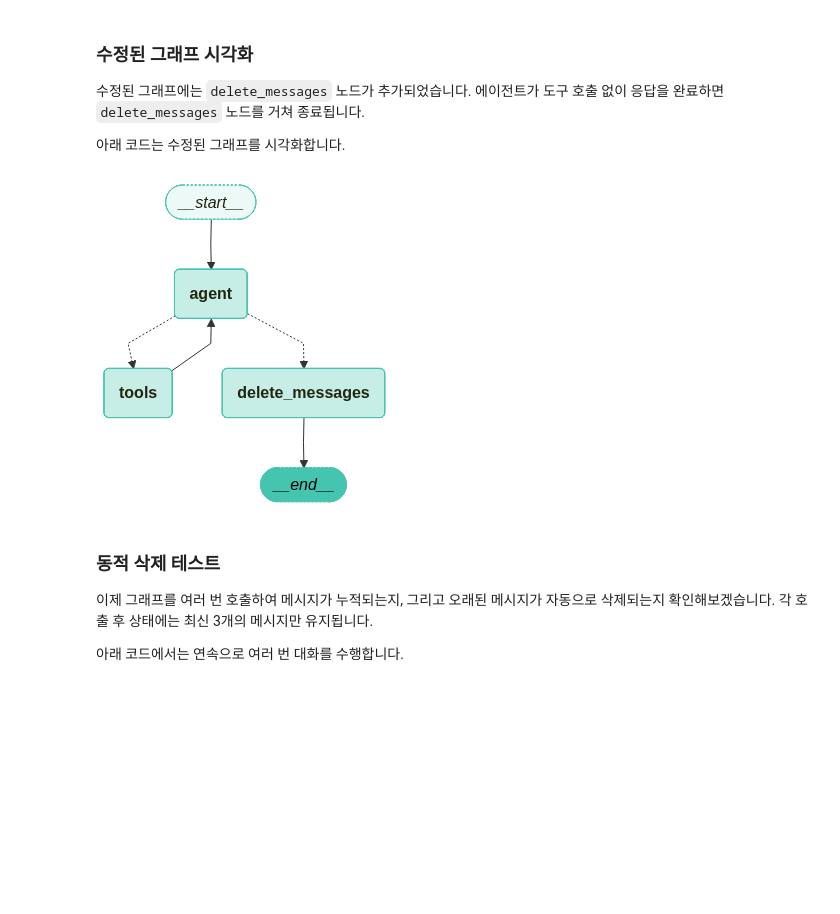
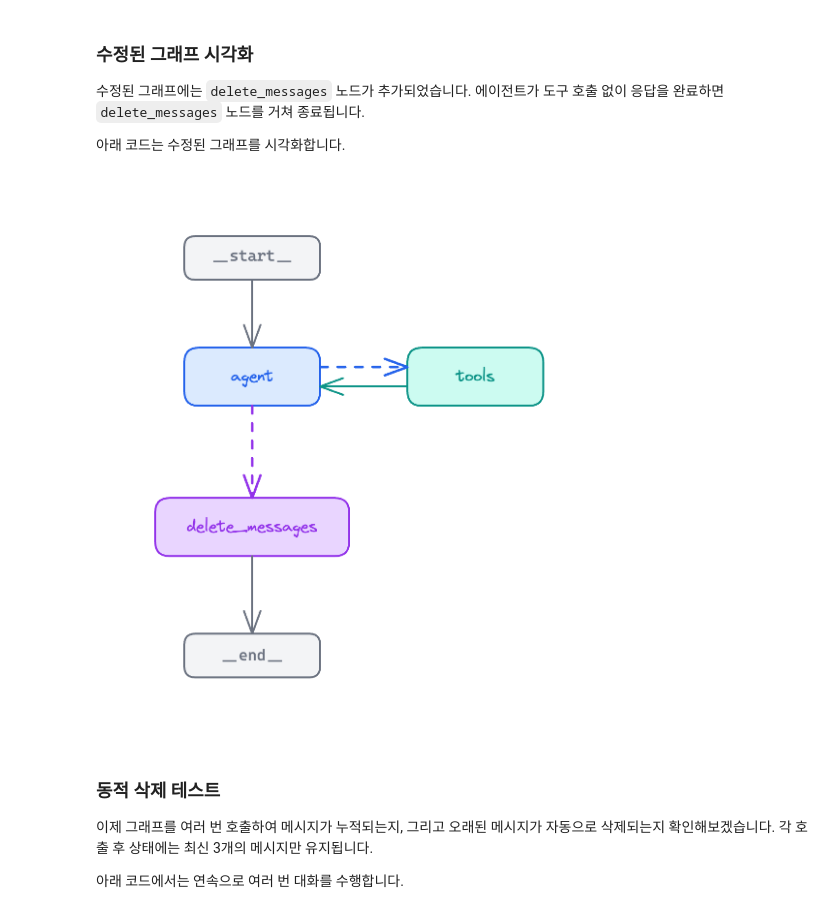
Before and after one commit to taehan79-kim/langgraph-v1-tutorial, a Jupyter notebook: 05-Memory/03-LangGraph-Short-Term-Memory.ipynb, the cells around one changed output. Cells and saved outputs as stored; diff of their text form; code cells hidden in the pictures; blank space fills up the shorter version.

```diff
--- a/05-Memory/03-LangGraph-Short-Term-Memory.ipynb
+++ b/05-Memory/03-LangGraph-Short-Term-Memory.ipynb
@@ -440,10 +460,12 @@ print("동적 삭제가 적용된 에이전트 생성 완료!")
 
 아래 코드는 수정된 그래프를 시각화합니다.
 # %%
+from IPython.display import Image
+
 # 그래프 시각화
-visualize_graph(app_auto)
+Image("./assets/03-auto-delete-graph.png")
 # %% [output]
-[figure, old version]
+[figure, new version]
 # %% [markdown]
 ### 동적 삭제 테스트
 
```
Also changed, not shown: parts of 16 cells of this notebook, 11 other files.
